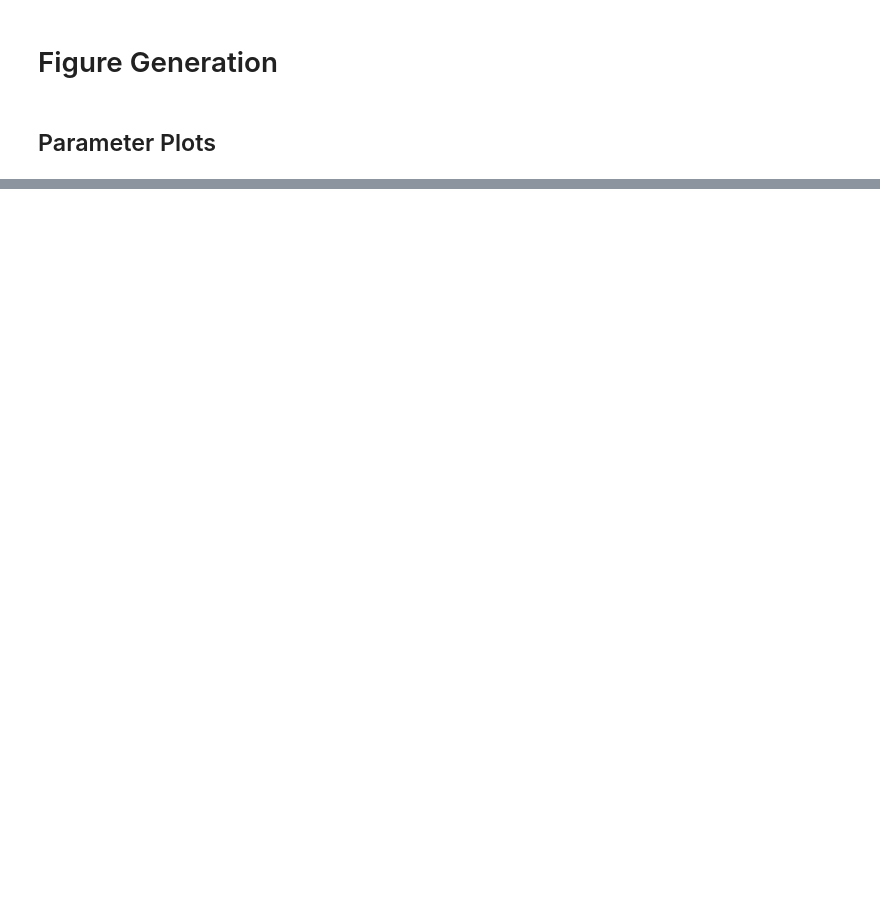
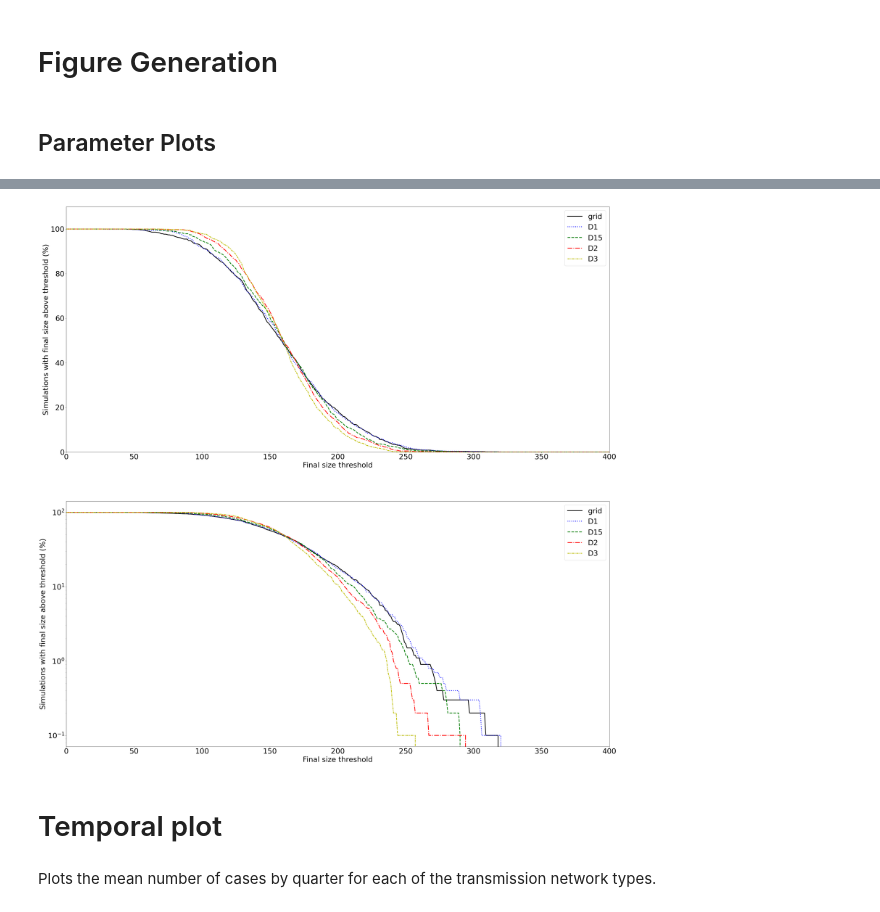
Before and after one commit to joeBr/Rproject-HPAI-modelling, a Jupyter notebook: figures.ipynb, the cells around one changed output, grey strips where cells are left out. Saved outputs shown, nothing was run; the diff lists cells and outputs as text; code cells hidden in the pictures; blank space fills up the shorter version.

```diff
--- a/figures.ipynb
+++ b/figures.ipynb
@@ -167,0 +154,37 @@ plt.xlim(0,max(final_size_D1_post2021))
+# %%
+fig, ax = plt.subplots(2,1,figsize = (40,40))
+colorstring = 'kbgry'
+for i in range(len(networks)):
+    n = networks[i]
+    ax[0].plot(outbreaks_above["post2021"][n]/10,colorstring[i],linewidth = 3,linestyle = styles[i])
+ax[0].set_ylim([0,110])
+ax[0].set_xlim([0,400])
+ax[0].set_ylabel("Simulations with final size above threshold (%)")
+ax[0].set_xlabel("Final size threshold")
+ax[0].legend(networks)
+
+
+#ax[0].set_xlim([200,400])
+#trans = mtransforms.ScaledTranslation(-1.5, 1, fig.dpi_scale_trans)
+#ax[0].text(0.0, 1.0, "a)", transform=ax[0].transAxes + trans,
+#            fontsize=60, va='bottom', fontfamily='serif')
+
+for i in range(len(networks)):
+    n = networks[i]
+    ax[1].plot(outbreaks_above["post2021"][n]/10,colorstring[i],linewidth = 3,linestyle = styles[i])
+#ax[1].set_ylim([0,100])
+ax[1].set_xlim([0])
+ax[1].set_yscale("log")
+ax[1].set_ylabel("Simulations with final size above threshold (%)")
+ax[1].set_xlabel("Final size threshold")
+ax[1].legend(networks)
+#ax[1].text(0.0, 1.0, "b)", transform=ax[1].transAxes + trans,
+#            fontsize=60, va='bottom', fontfamily='serif')
+
+plt.savefig("images//post2021_threshold_plot.png",dpi = 200)
+# %% [output]
+[figure, added]
+# %% [markdown]
+# Temporal plot
+# %% [markdown]
+Plots the mean number of cases by quarter for each of the transmission network types.
```
Also changed, not shown: parts of 36 cells of this notebook, 11 other files.
